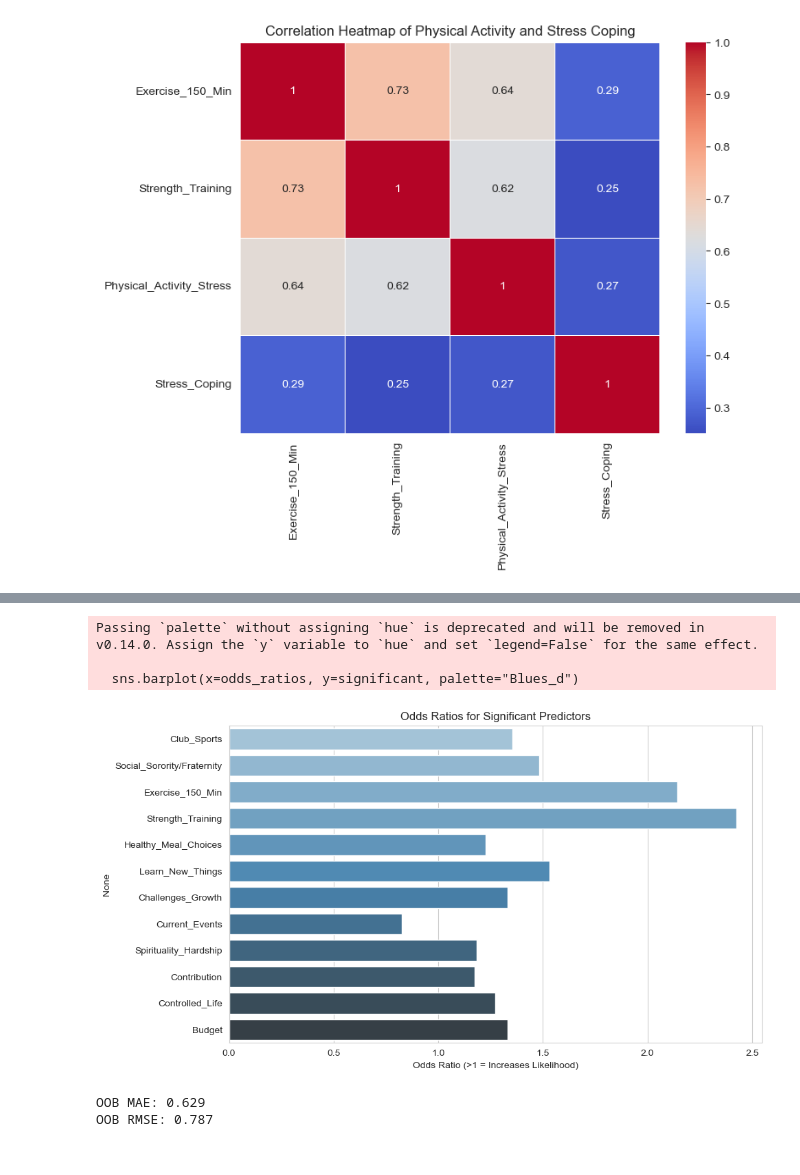
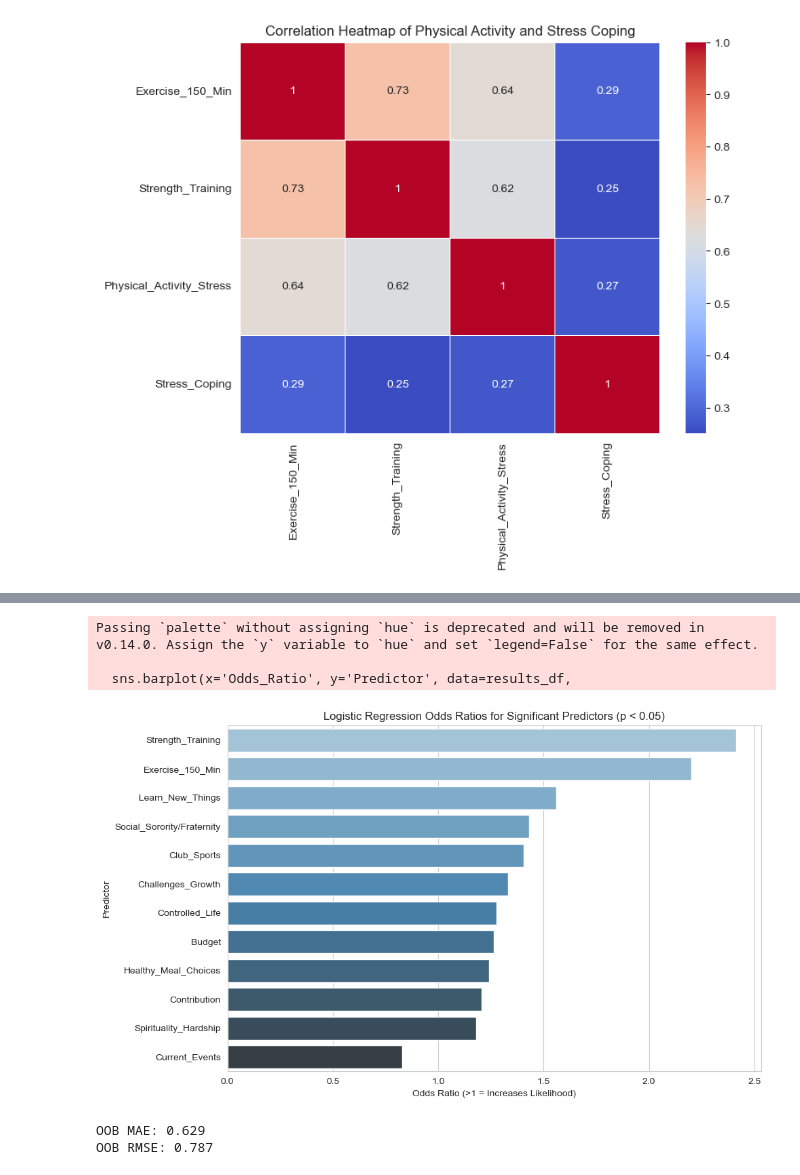
Before and after one commit to Matthew-Wolz/Physical-Health-Research, a Jupyter notebook: Notebook/Physical Health Research.ipynb, the cells around one changed output, grey strips where cells are left out. Cells and saved outputs as stored; diff of their text form; code cells hidden in the pictures.

Commit message:
tidying up graphs

```diff
--- a/Notebook/Physical Health Research.ipynb
+++ b/Notebook/Physical Health Research.ipynb
@@ -195,22 +234,32 @@ Time:                              11:13:14
 # %%
 # --- ORDINAL LOGISTIC REGRESSION VISUALIZATION ---
 # Extract significant predictors (p < 0.05)
 
 significant = ordinal_result.pvalues[ordinal_result.pvalues < 0.05].index[:-3]
 odds_ratios = np.exp(ordinal_result.params[significant])
+
+# Create a sorted DataFrame for plotting
+results_df = pd.DataFrame({
+    'Predictor': significant,
+    'Odds_Ratio': odds_ratios
+}).sort_values('Odds_Ratio', ascending=False)  # Sort descending
+
+# Plot with sorted data
 plt.figure(figsize=(10, 6))
-sns.barplot(x=odds_ratios, y=significant, palette="Blues_d")
-plt.title("Odds Ratios for Significant Predictors")
+sns.barplot(x='Odds_Ratio', y='Predictor', data=results_df,
+            palette="Blues_d", order=results_df['Predictor'])
+plt.title("Logistic Regression Odds Ratios for Significant Predictors (p < 0.05)")
 plt.xlabel("Odds Ratio (>1 = Increases Likelihood)")
+plt.tight_layout()  # Prevent label cutoff
 plt.show()
 
 # Confirms that Exercising 150 + minutes and engaging in strength training more than doubles the likelihood of using physical activity for stress (OR > 2)
 # Control over Budget, or perception of a controlled life, increases the likelihood of using physical activity for stress.
 # %% [output]
 Passing `palette` without assigning `hue` is deprecated and will be removed in v0.14.0. Assign the `y` variable to `hue` and set `legend=False` for the same effect.
 
-  sns.barplot(x=odds_ratios, y=significant, palette="Blues_d")
+  sns.barplot(x='Odds_Ratio', y='Predictor', data=results_df,
-[figure, old version]
+[figure, new version]
 # %%
 # RANDOM FOREST MODEL --- NUMERIC TREATMENT
 
```
Also changed, not shown: parts of 15 cells of this notebook.
